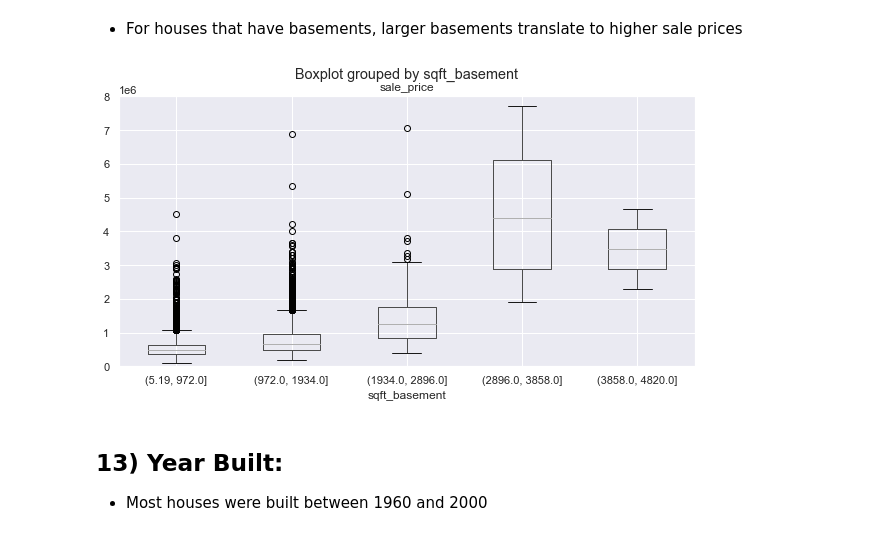
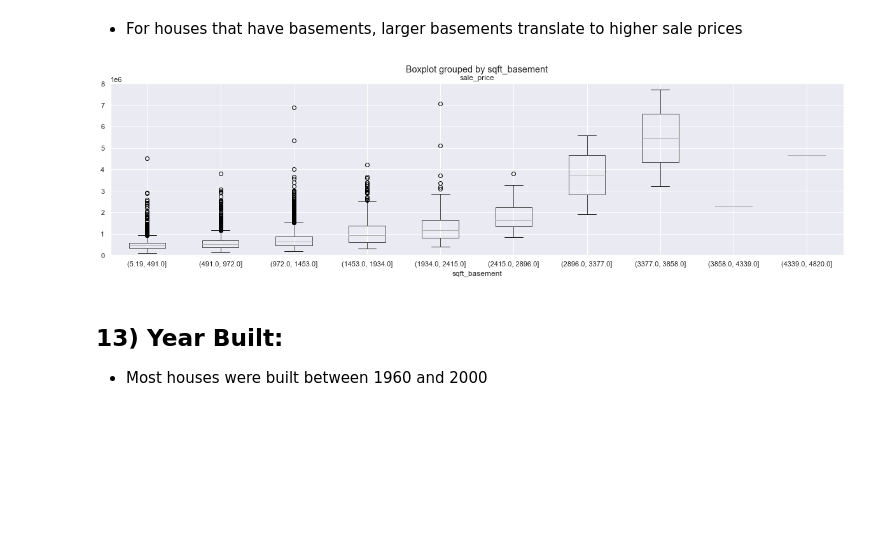
Before and after one commit to johnodonnell123/Personal_Projects, a Jupyter notebook: Housing_Price_Prediction/housing_price_pred.ipynb, the cells around one changed output. Drawn from its saved outputs; the diff is of its cells as text; code cells hidden in the pictures; blank space fills up the shorter version.

```diff
--- a/Housing_Price_Prediction/housing_price_pred.ipynb
+++ b/Housing_Price_Prediction/housing_price_pred.ipynb
@@ -202,7 +202,7 @@ hist_box(df['sale_price'],
 df['sale_date'] = pd.to_datetime(df['sale_date'])
 
 # Get month & year together
-df['sale_date_trim'] = df['sale_date'].dt.to_period('M')
+df['sale_date_monthly'] = df['sale_date'].dt.to_period('M')
 
 # Get year
 df['sale_year'] = df['sale_date'].dt.year
@@ -526,13 +509,13 @@ df_temp.boxplot('sale_price',
 - For houses that have basements, larger basements translate to higher sale prices
 # %%
 df_temp = df[df['sqft_basement'] > 0][['sale_price','sqft_basement']]
-df_temp['sqft_basement'] = pd.cut(df_temp['sqft_basement'], bins=5)
+df_temp['sqft_basement'] = pd.cut(df_temp['sqft_basement'], bins=10)
 df_temp[['sale_price','sqft_basement']].boxplot('sale_price',
                                                 by='sqft_basement',
-                                                figsize=(10,5)
+                                                figsize=(20,5)
                                                 ).set_ylim(-1,8000000);
 # %% [output]
-[figure, old version]
+[figure, new version]
 # %% [markdown]
 ## 13) Year Built:
 - Most houses were built between 1960 and 2000
```
Also changed, not shown: parts of 72 cells of this notebook.
